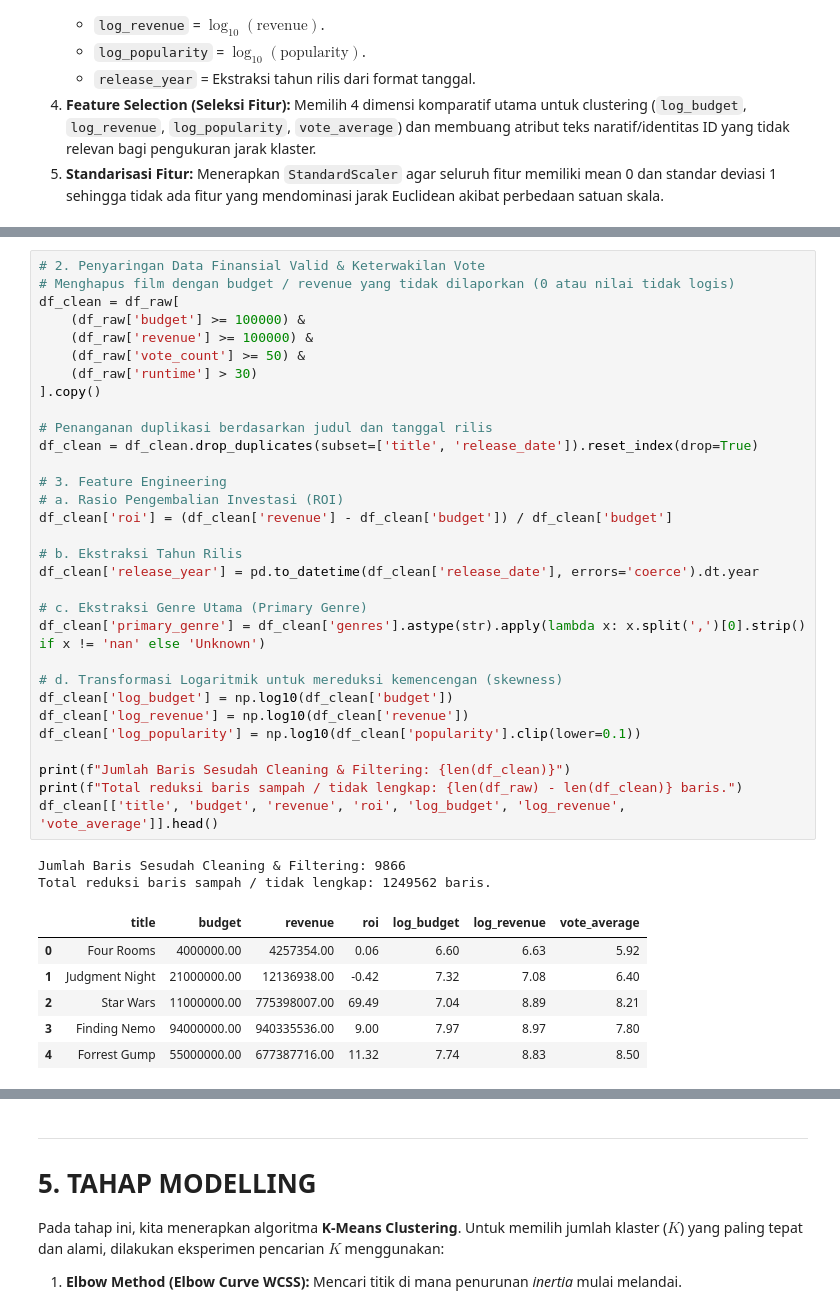
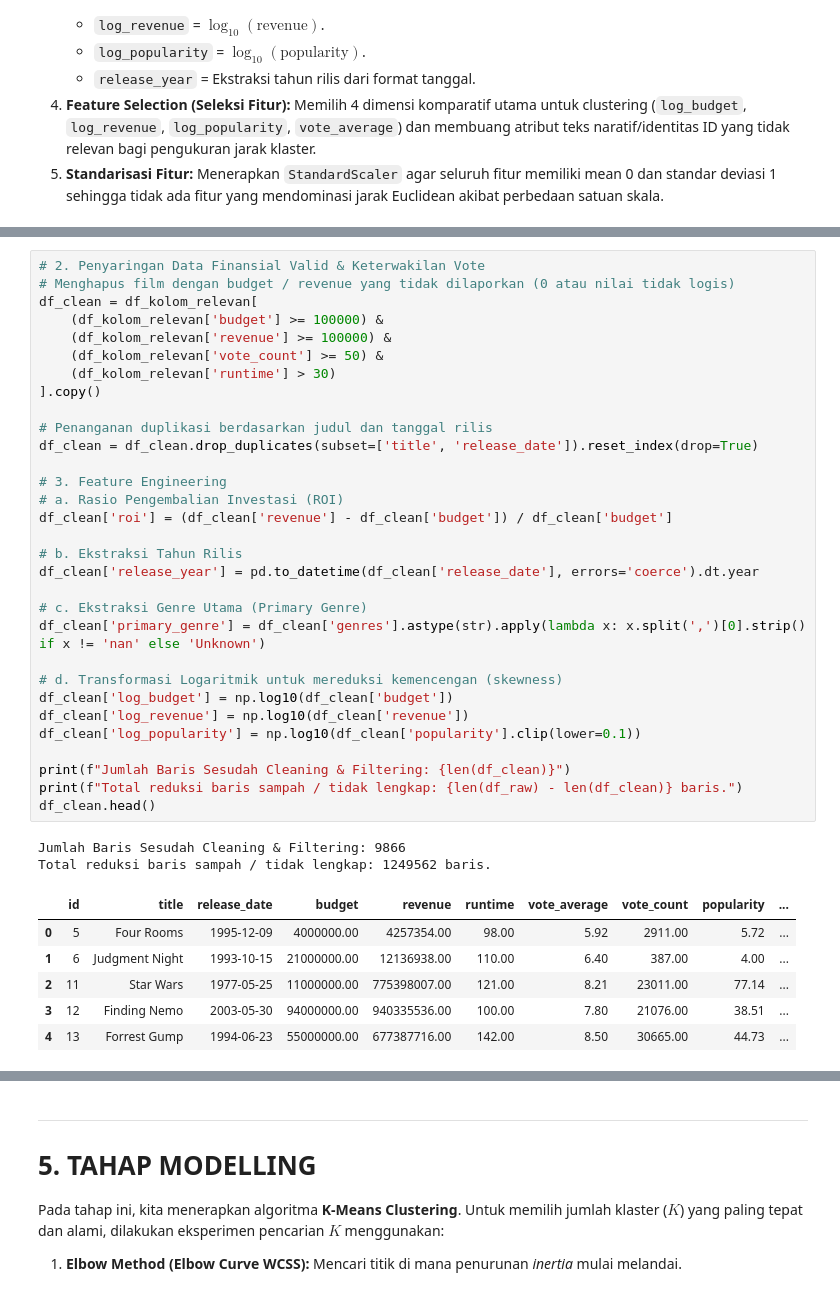
Before and after one commit to Hisyam-L/18_IF-B_PocoX3ProMasJaka, a Jupyter notebook: Proyek_Akhir_Data_Science_TMDB.ipynb, the cells around one changed output, grey strips where cells are left out. Drawn from its saved outputs; the diff is of its cells as text.

```diff
--- a/Proyek_Akhir_Data_Science_TMDB.ipynb
+++ b/Proyek_Akhir_Data_Science_TMDB.ipynb
@@ -246,40 +245,40 @@ Jumlah Baris Data Mentah Awal: 1259428
 # %%
 # 2. Penyaringan Data Finansial Valid & Keterwakilan Vote
 # Menghapus film dengan budget / revenue yang tidak dilaporkan (0 atau nilai tidak logis)
-df_clean = df_raw[
-    (df_raw['budget'] >= 100000) &
-    (df_raw['revenue'] >= 100000) &
-    (df_raw['vote_count'] >= 50) &
-    (df_raw['runtime'] > 30)
+df_clean = df_kolom_relevan[
+    (df_kolom_relevan['budget'] >= 100000) &
+    (df_kolom_relevan['revenue'] >= 100000) &
+    (df_kolom_relevan['vote_count'] >= 50) &
+    (df_kolom_relevan['runtime'] > 30)
 ].copy()
 
 # Penanganan duplikasi berdasarkan judul dan tanggal rilis
 df_clean = df_clean.drop_duplicates(subset=['title', 'release_date']).reset_index(drop=True)
 
 # 3. Feature Engineering
 # a. Rasio Pengembalian Investasi (ROI)
 df_clean['roi'] = (df_clean['revenue'] - df_clean['budget']) / df_clean['budget']
 
 # b. Ekstraksi Tahun Rilis
 df_clean['release_year'] = pd.to_datetime(df_clean['release_date'], errors='coerce').dt.year
 
 # c. Ekstraksi Genre Utama (Primary Genre)
 df_clean['primary_genre'] = df_clean['genres'].astype(str).apply(lambda x: x.split(',')[0].strip() if x != 'nan' else 'Unknown')
 
 # d. Transformasi Logaritmik untuk mereduksi kemencengan (skewness)
 df_clean['log_budget'] = np.log10(df_clean['budget'])
 df_clean['log_revenue'] = np.log10(df_clean['revenue'])
 df_clean['log_popularity'] = np.log10(df_clean['popularity'].clip(lower=0.1))
 
 print(f"Jumlah Baris Sesudah Cleaning & Filtering: {len(df_clean)}")
 print(f"Total reduksi baris sampah / tidak lengkap: {len(df_raw) - len(df_clean)} baris.")
-df_clean[['title', 'budget', 'revenue', 'roi', 'log_budget', 'log_revenue', 'vote_average']].head()
+df_clean.head()
 # %% [output]
 Jumlah Baris Sesudah Cleaning & Filtering: 9866
 Total reduksi baris sampah / tidak lengkap: 1249562 baris.
-|  | title | budget | revenue | roi | log_budget | log_revenue | vote_average |
-| 0 | Four Rooms | 4000000.00 | 4257354.00 | 0.06 | 6.60 | 6.63 | 5.92 |
-| 1 | Judgment Night | 21000000.00 | 12136938.00 | -0.42 | 7.32 | 7.08 | 6.40 |
-| 2 | Star Wars | 11000000.00 | 775398007.00 | 69.49 | 7.04 | 8.89 | 8.21 |
-| 3 | Finding Nemo | 94000000.00 | 940335536.00 | 9.00 | 7.97 | 8.97 | 7.80 |
-| 4 | Forrest Gump | 55000000.00 | 677387716.00 | 11.32 | 7.74 | 8.83 | 8.50 |
+|  | id | title | release_date | budget | revenue | runtime | vote_average | vote_count | popularity | ... |
+| 0 | 5 | Four Rooms | 1995-12-09 | 4000000.00 | 4257354.00 | 98.00 | 5.92 | 2911.00 | 5.72 | ... |
+| 1 | 6 | Judgment Night | 1993-10-15 | 21000000.00 | 12136938.00 | 110.00 | 6.40 | 387.00 | 4.00 | ... |
+| 2 | 11 | Star Wars | 1977-05-25 | 11000000.00 | 775398007.00 | 121.00 | 8.21 | 23011.00 | 77.14 | ... |
+| 3 | 12 | Finding Nemo | 2003-05-30 | 94000000.00 | 940335536.00 | 100.00 | 7.80 | 21076.00 | 38.51 | ... |
+| 4 | 13 | Forrest Gump | 1994-06-23 | 55000000.00 | 677387716.00 | 142.00 | 8.50 | 30665.00 | 44.73 | ... |
```
Also changed, not shown: parts of 9 cells of this notebook.
